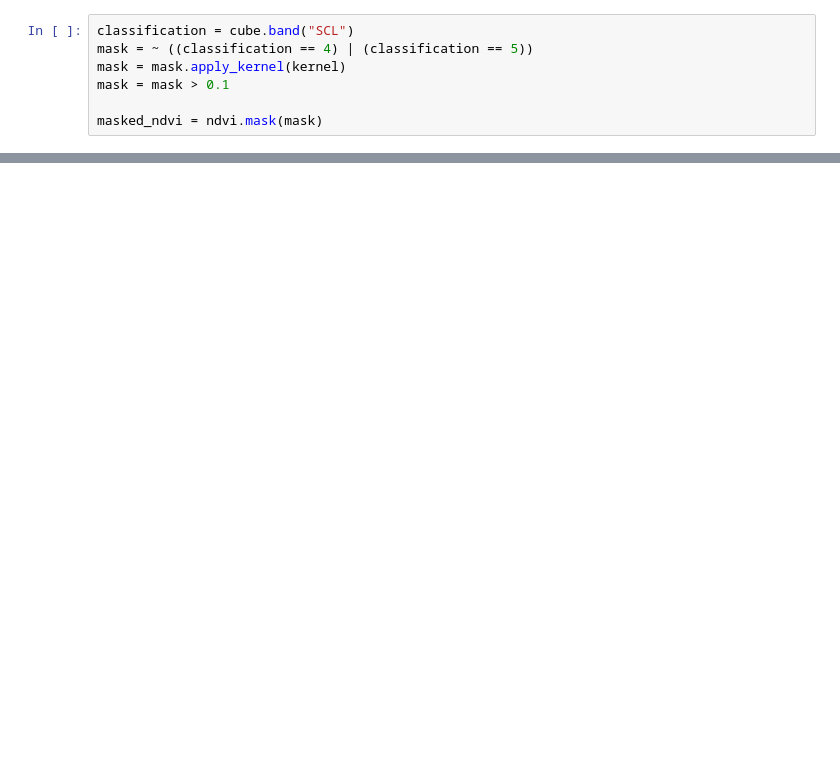
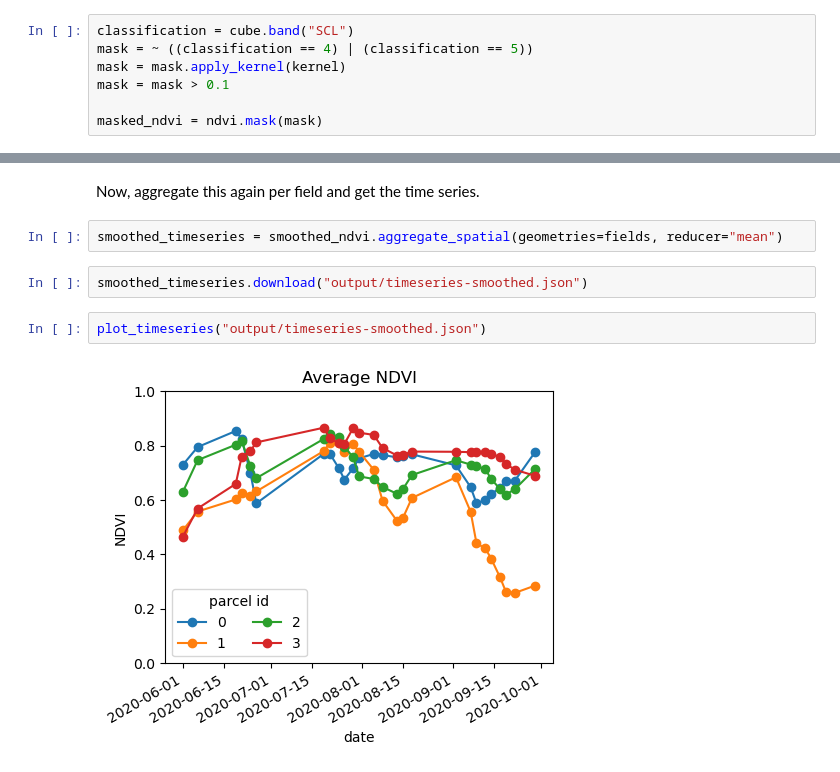
Before and after one commit to eu-cdse/notebook-samples, a Jupyter notebook: openeo/NDVI_Timeseries.ipynb, the cells around one changed output, grey strips where cells are left out. Cells and saved outputs as stored; diff of their text form; blank space fills up the shorter version.

```diff
--- a/openeo/NDVI_Timeseries.ipynb
+++ b/openeo/NDVI_Timeseries.ipynb
@@ -119,0 +122,10 @@ plot_timeseries( "output/timeseries-masked.json")
+# %% [markdown]
+Now, aggregate this again per field and get the time series.
+# %%
+smoothed_timeseries = smoothed_ndvi.aggregate_spatial(geometries=fields, reducer="mean")
+# %%
+smoothed_timeseries.download("output/timeseries-smoothed.json")
+# %%
+plot_timeseries("output/timeseries-smoothed.json")
+# %% [output]
+[figure, added]
```
Also changed, not shown: parts of 15 cells of this notebook, 1 other file.
